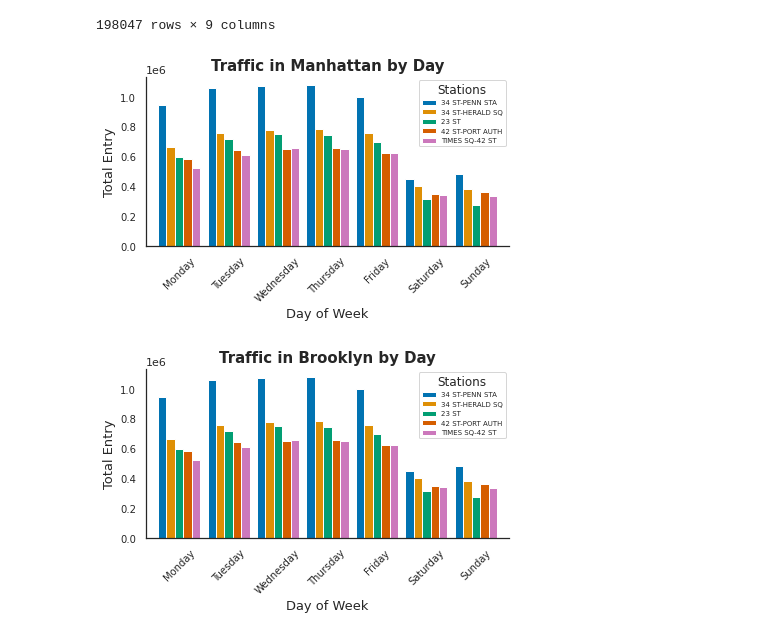
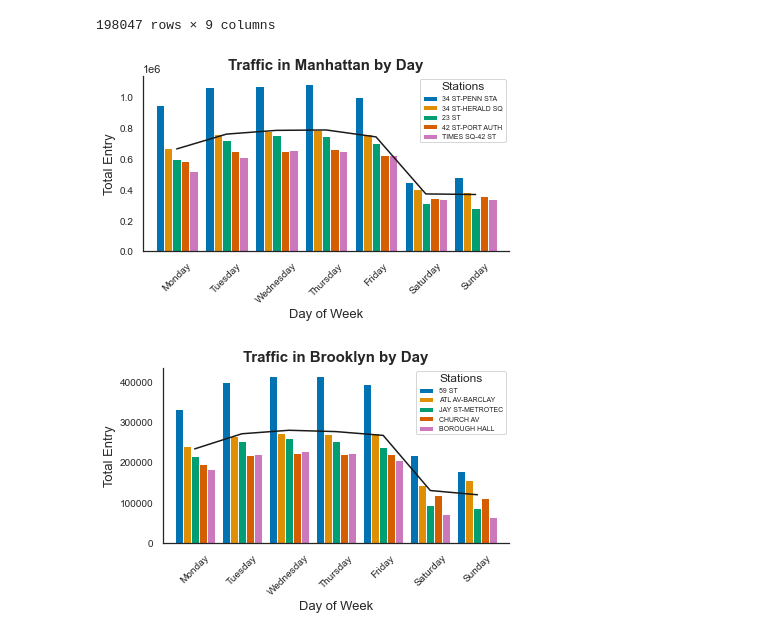
Before and after one commit to Dyllanjrusher/Maximizing_Gala_Attendance, a Jupyter notebook: project_1_MTA.ipynb, the cells around one changed output. Saved outputs shown, nothing was run; the diff lists cells and outputs as text; code cells hidden in the pictures.

Commit message:
added bar and box plots

```diff
--- a/project_1_MTA.ipynb
+++ b/project_1_MTA.ipynb
@@ -411,6 +407,7 @@ station_times_list = []
 for elem in station_times_day['DAILY_ENTRIES']:
     station_times_list.append(elem)
 # %%
+#manhattan bar graph
 plotdata = pd.DataFrame({
     "34 ST-PENN STA":station_penn_list,
     "34 ST-HERALD SQ":station_herald_list,
@@ -430,17 +427,23 @@ plt.legend(loc='upper right', prop={'size': 7}, fancybox=True, title='Stations')
 plt.tight_layout()
 sns.despine()
 
+#line graph for average across stations per day
+plotdata['mean'] = plotdata.mean(axis=1)
+mean_list = []
+for elem in plotdata['mean']:
+    mean_list.append(elem)
+plt.plot(mean_list,'k');
 
-#     manhattan
-# 1. 34 ST-PENN STA     6095697
-# 2. 34 ST-HERALD SQ    4531066
-# 3. 23 ST              4113105
-# 4. 42 ST-PORT AUTH    3879506
-# 5. TIMES SQ-42 ST     3742222
+# manhattan top 5 stations by volume
+# 1. 34 ST-PENN STA
+# 2. 34 ST-HERALD SQ
+# 3. 23 ST
+# 4. 42 ST-PORT AUTH
+# 5. TIMES SQ-42 ST
 
 # plt.savefig('Manhattan_Weekly.png', dpi=1200)
 # %% [output]
-[figure, old version]
+[figure, new version]
 # %%
 filt6 = (turnstiles_daily['STATION'] == '59 ST')
 station_59 = turnstiles_daily[filt6]
@@ -477,32 +480,40 @@ station_borough_list = []
 for elem in station_borough_day['DAILY_ENTRIES']:
     station_borough_list.append(elem)
 # %%
+#brooklyn bar graph
 plotdata2 = pd.DataFrame({
     "59 ST":station_59_list,
     "ATL AV-BARCLAY":station_atl_list,
     "JAY ST-METROTEC":station_jay_list,
     "CHURCH AV":station_church_list,
     "BOROUGH HALL":station_borough_list
     },
     index=["Monday", 'Tuesday', 'Wednesday', 'Thursday', 'Friday', 'Saturday', 'Sunday'])
 
-plotdata.plot(kind="bar", width=.85)
+plotdata2.plot(kind="bar", width=.85)
 plt.xticks(fontsize=10, rotation=45)
 plt.yticks(fontsize=10)
 plt.xlabel('Day of Week', fontsize=13)
 plt.ylabel('Total Entry', fontsize=13)
 plt.title('Traffic in Brooklyn by Day', fontsize=15, weight='bold')
 plt.legend(loc='upper right', prop={'size': 7}, fancybox=True, title='Stations')
 sns.despine()
 plt.tight_layout()
 
-# brooklyn
+#line graph for average across stations per day
+plotdata2['mean'] = plotdata2.mean(axis=1)
+mean_list = []
+for elem in plotdata2['mean']:
+    mean_list.append(elem)
+plt.plot(mean_list,'k');
+
+# brooklyn top 5 stations by volume
 # 1. 59 ST
 # 2. ATL AV-BARCLAY
 # 3. JAY ST-METROTEC
 # 4. CHURCH AV
 # 5. BOROUGH HALL
 
 # plt.savefig('Brooklyn_Weekly.png', dpi=1200)
 # %% [output]
-[figure, old version]
+[figure, new version]
```
Also changed, not shown: parts of 8 cells of this notebook, 1 other file.
